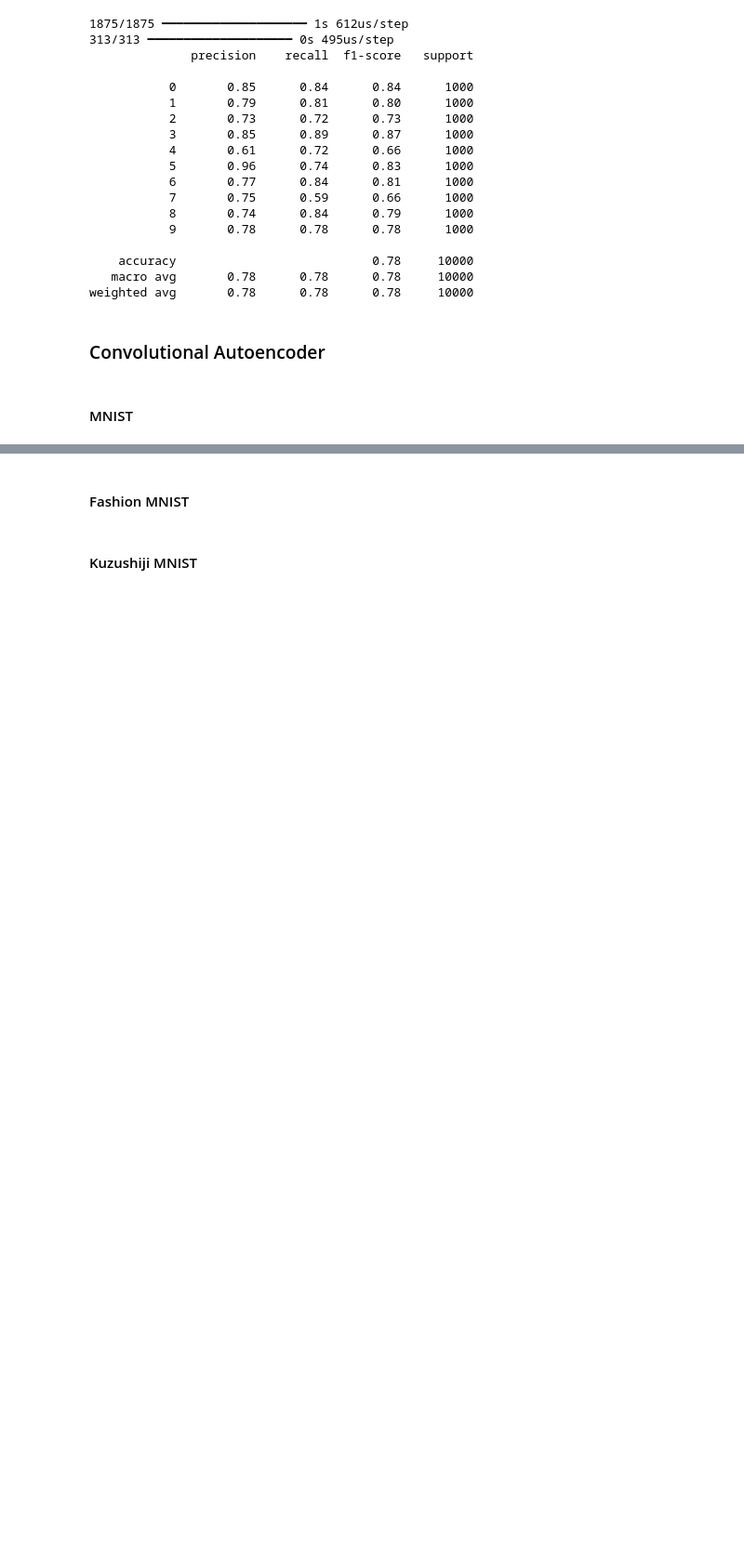
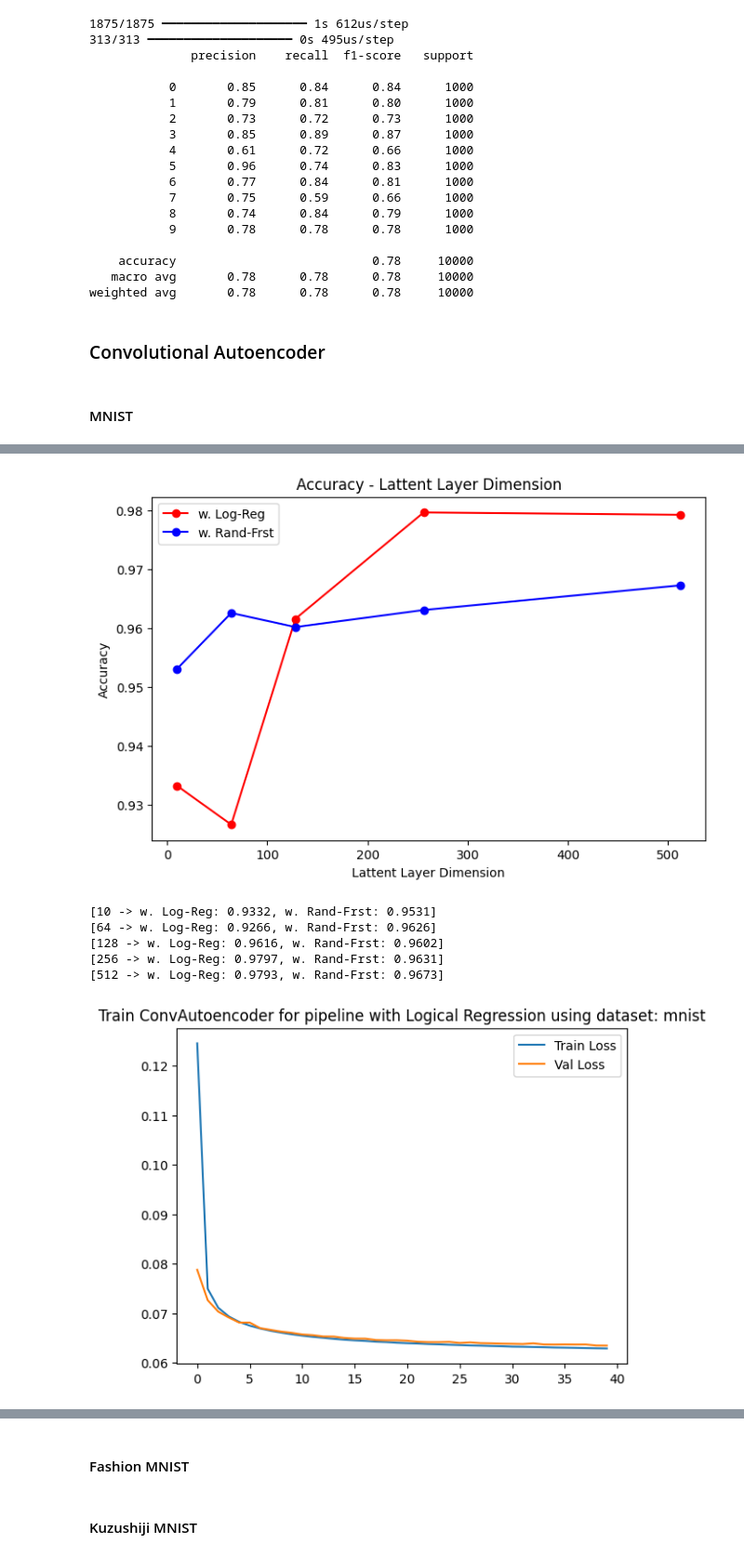
Before and after one commit to mwardynski/machine-learning, a Jupyter notebook: lab7/lab7_4.ipynb, the cells around one changed output, grey strips where cells are left out. Shown at 93% size. Cells and saved outputs as stored; diff of their text form; code cells hidden in the pictures; blank space fills up the shorter version.

```diff
--- a/lab7/lab7_4.ipynb
+++ b/lab7/lab7_4.ipynb
@@ -209,6 +259,4 @@ find_and_eval_best_encoder(utils.Dataset_Select.MNIST.value, SimpleAutoencoder,
 # %%
-latent_dims=[10,64]
-
 log_reg = LogisticRegression(max_iter=1000, solver="newton-cg")
 rand_frst = RandomForestClassifier(n_estimators=250, random_state=seed)
 find_and_eval_best_encoder(utils.Dataset_Select.MNIST.value, SimpleAutoencoder, latent_dims, log_reg, rand_frst)
@@ -451,4 +499,7 @@ def create_conv_ae_as_sequence(latent_dim):
 # %%
 evaluate_autoencoder(utils.Dataset_Select.MNIST.value, param_grid, create_conv_ae_as_sequence)
 # %%
-mnist_encoder_model, latent_dim = find_and_eval_best_encoder(utils.Dataset_Select.MNIST.value, ConvAutoencoder, latent_dims)
+log_reg = LogisticRegression(max_iter=1000, solver="newton-cg")
+rand_frst = RandomForestClassifier(n_estimators=250, random_state=seed)
+find_and_eval_best_encoder(utils.Dataset_Select.MNIST.value, ConvAutoencoder, latent_dims, log_reg, rand_frst)
+# %% [output]
@@ -454,0 +526,7 @@ mnist_encoder_model, latent_dim = find_and_eval_best_encoder(utils.Dataset_Selec
+[figure, added]
+[10 -> w. Log-Reg: 0.9332, w. Rand-Frst: 0.9531]
+[64 -> w. Log-Reg: 0.9266, w. Rand-Frst: 0.9626]
+[128 -> w. Log-Reg: 0.9616, w. Rand-Frst: 0.9602]
+[256 -> w. Log-Reg: 0.9797, w. Rand-Frst: 0.9631]
+[512 -> w. Log-Reg: 0.9793, w. Rand-Frst: 0.9673]
+[figure, added]
```
Also changed, not shown: parts of 6 cells of this notebook, 2 other files.
